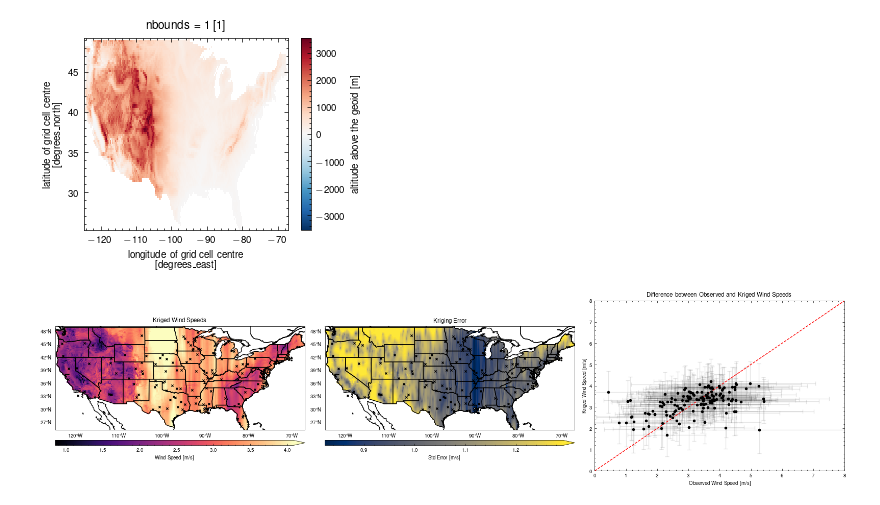
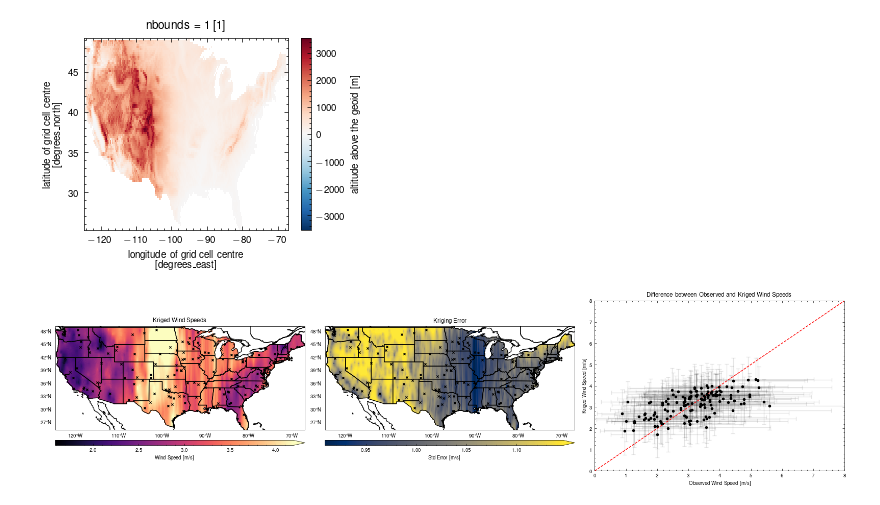
Before and after one commit to ivalencius/wind-analysis, a Jupyter notebook: scripts/krige_development.ipynb, the cells around one changed output. Drawn from its saved outputs; the diff is of its cells as text; code cells hidden in the pictures.

```diff
--- a/scripts/krige_development.ipynb
+++ b/scripts/krige_development.ipynb
@@ -309,7 +309,7 @@ temis_krige = temis_tex.fillna(-999)
 # %% [markdown]
 ## Helper function for plots
 # %%
-def krige_comparison_plots(cond_pos, cond_val, cond_errs, k_field, e_field, station_pred, station_err, f_size=(12,4)):
+def krige_comparison_plots(cond_pos, cond_val, cond_errs, k_field, e_field, station_pred, station_err, f_size=(12,4), name='krige_comparison.png'):
     fig, ax = plt.subplots(ncols=3, figsize=f_size, subplot_kw=dict(projection=ccrs.PlateCarree()))
     # Wind speeds
     c1 = ax[0].pcolor(
@@ -375,7 +375,7 @@ def krige_comparison_plots(cond_pos, cond_val, cond_errs, k_field, e_field, stat
     # fig.colorbar(c3, cax=cax,label='Predicted Error [m/s]', orientation='horizontal')
 
     fig.tight_layout()
-
+    plt.savefig("../plots/"+name, dpi=300, bbox_inches='tight')
     plt.show()
 # %% [markdown]
 ## External Drift Kriging (EDK)
@@ -531,33 +516,33 @@ fit_model = gs.Stable(latlon=True, var=0.921, len_scale=1.14, nugget=0.639, geo_
 # # fit_model.fit_variogram(bin_center, gamma) # nugget=False ???
 
 # fig, ax = plt.subplots(figsize=(7,4))
 # # fit_model.plot(ax=ax, x_max=45)
 # # ax.scatter(bin_center, gamma)
 # # print(fit_model)
 # Get holdout stations
 hs_ind =  np.random.choice(v_val.shape[0], int(np.floor(len(v_val)*0.1)), replace=False)
 # Take indexes *not* in holdout stations
 t_ind = np.setdiff1d(np.arange(v_val.shape[0]), hs_ind)
-drift = t_station['elevation_stddev'].values.flatten()
+drift = t_station['elevation'].values.flatten()
 krig = gs.krige.ExtDrift(
     model=fit_model,
     cond_pos=(v_pos[0][t_ind], v_pos[1][t_ind]),
     cond_val=v_val[t_ind],
     ext_drift = drift[t_ind],
     exact=False, # Error not implemented
     cond_err=l48_mon['gamma_err'].values.flatten()[t_ind]
 )
 lons, lats = np.meshgrid(t_all['longitude'].values.flatten(), t_all['latitude'].values.flatten())
 
 field, var = krig((lons, lats), ext_drift=[t_all['elevation_stddev'].values.flatten()])
 
 k_field = field.reshape(t_all['elevation'].shape)
 std_field = np.sqrt(var).reshape(t_all['elevation'].shape)
 
 # Get kriged prediction on the holdout set
 holdout_pos = (v_pos[0][hs_ind], v_pos[1][hs_ind])
 station_pred, station_var = krig(holdout_pos, ext_drift=drift[hs_ind])
 
-krige_comparison_plots(holdout_pos, v_val[hs_ind], l48_mon['gamma_err'].values.flatten()[hs_ind], k_field, e_field, station_pred, np.sqrt(station_var), (16,4))
+krige_comparison_plots(holdout_pos, v_val[hs_ind], l48_mon['gamma_err'].values.flatten()[hs_ind], k_field, std_field, station_pred, np.sqrt(station_var), (16,4), 'low48_kriging.png')
 # %% [output]
-[figure, old version]
+[figure, new version]
```
Also changed, not shown: parts of 1 cell of this notebook.
